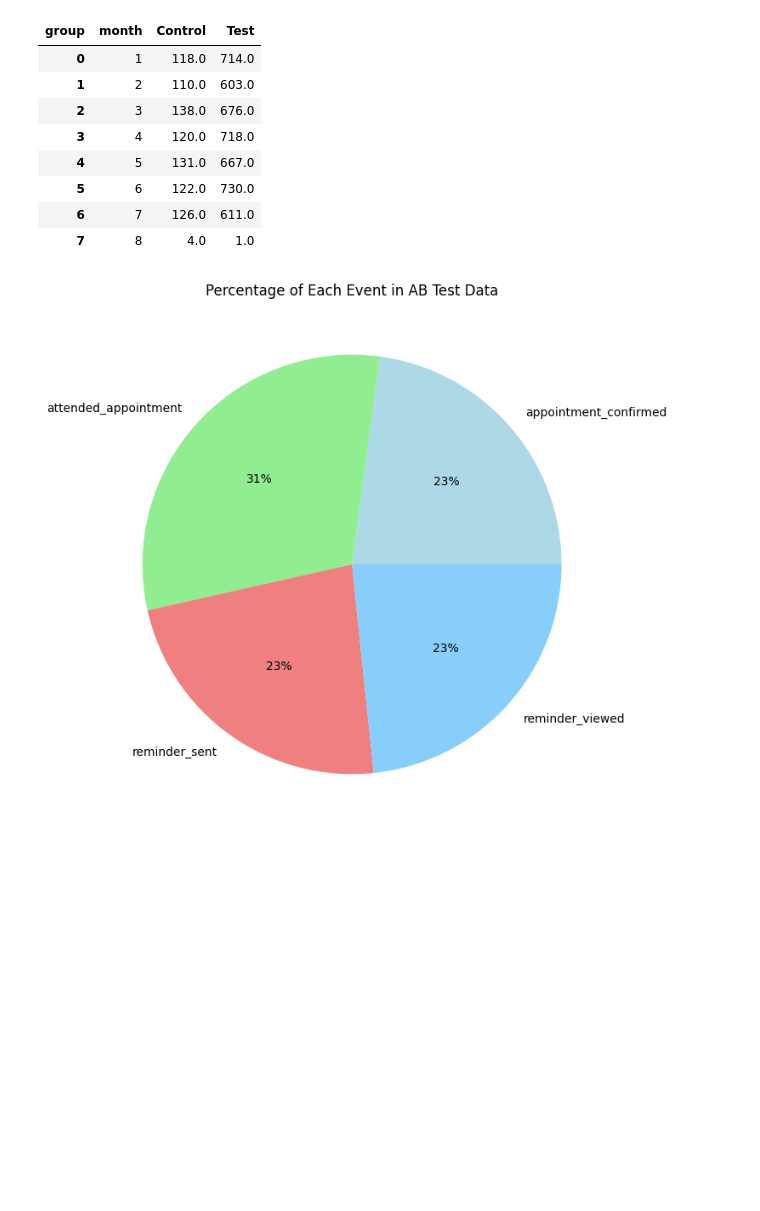
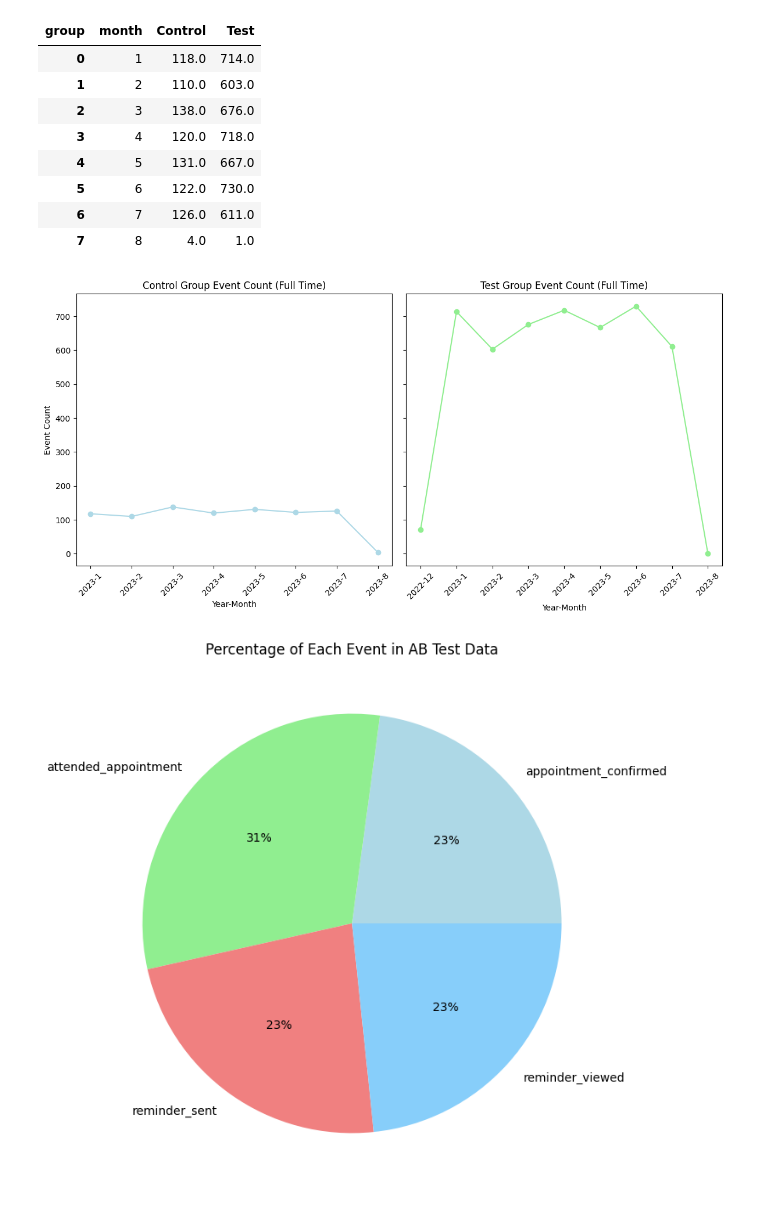
Before and after one commit to Ismat-Samadov/kyla_ProductAnalyst, a Jupyter notebook: task.ipynb, the cells around one changed output. Drawn from its saved outputs; the diff is of its cells as text; code cells hidden in the pictures; blank space fills up the shorter version.

```diff
--- a/task.ipynb
+++ b/task.ipynb
@@ -193,6 +193,37 @@ comparison_table_2023
 | 5 | 6 | 122.0 | 730.0 |
 | 6 | 7 | 126.0 | 611.0 |
 | 7 | 8 | 4.0 | 1.0 |
+# %%
+# Group the data by 'group', 'year', and 'month' to visualize the entire time span for Control and Test groups
+full_time_data = ab_test_data.groupby(['group', 'year', 'month']).size().reset_index(name='count')
+
+# Plot separate line charts for Control and Test groups for all available years and months
+fig, axes = plt.subplots(1, 2, figsize=(12, 6), sharey=True)
+
+# Control group
+control_full_time = full_time_data[full_time_data['group'] == 'Control']
+axes[0].plot(control_full_time['year'].astype(str) + '-' + control_full_time['month'].astype(str),
+             control_full_time['count'], marker='o', color='lightblue')
+axes[0].set_title('Control Group Event Count (Full Time)')
+axes[0].set_xlabel('Year-Month')
+axes[0].set_ylabel('Event Count')
+axes[0].set_xticks(control_full_time['year'].astype(str) + '-' + control_full_time['month'].astype(str))
+axes[0].tick_params(axis='x', rotation=45)
+
+# Test group
+test_full_time = full_time_data[full_time_data['group'] == 'Test']
+axes[1].plot(test_full_time['year'].astype(str) + '-' + test_full_time['month'].astype(str),
+             test_full_time['count'], marker='o', color='lightgreen')
+axes[1].set_title('Test Group Event Count (Full Time)')
+axes[1].set_xlabel('Year-Month')
+axes[1].set_xticks(test_full_time['year'].astype(str) + '-' + test_full_time['month'].astype(str))
+axes[1].tick_params(axis='x', rotation=45)
+
+# Display the plots
+plt.tight_layout()
+plt.show()
+# %% [output]
+[figure, added]
 # %%
 # Grouping by 'event_name' and calculating the count
 grouped_ab_test_data = ab_test_data.groupby('event_name').size().reset_index(name='count')
```
